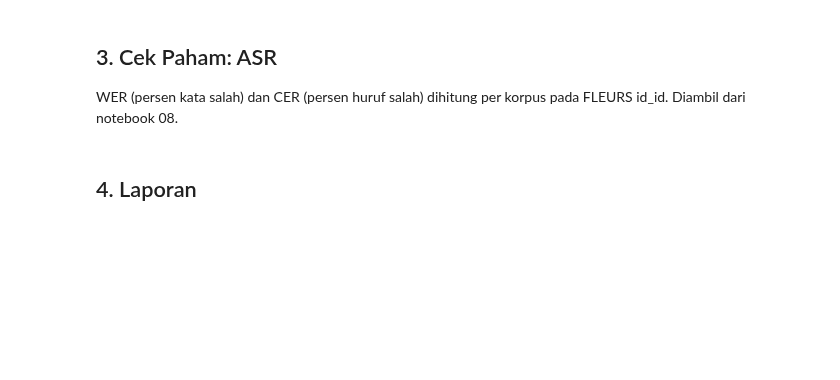
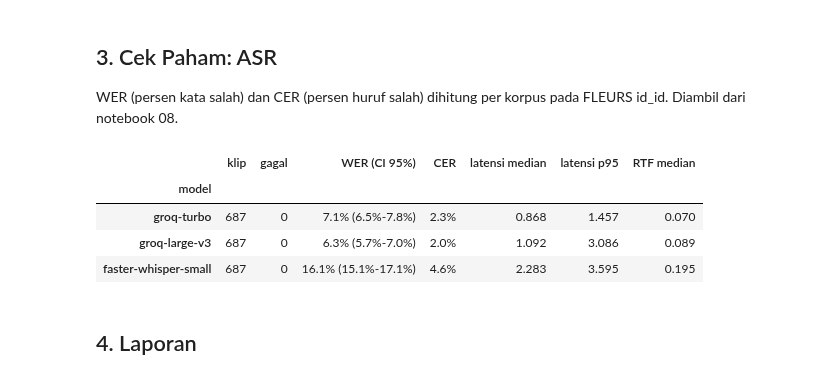
Before and after one commit to FadhRach/ThinkPath, a Jupyter notebook: ai_experiment/notebooks/12_laporan_metrik.ipynb, the cells around one changed output. Saved outputs shown, nothing was run; the diff lists cells and outputs as text; code cells hidden in the pictures; blank space fills up the shorter version.

```diff
--- a/ai_experiment/notebooks/12_laporan_metrik.ipynb
+++ b/ai_experiment/notebooks/12_laporan_metrik.ipynb
@@ -103,10 +142,16 @@ WER (persen kata salah) dan CER (persen huruf salah) dihitung per korpus pada FL
 # %%
 asr = pd.read_csv(RESULTS_DIR / "asr_fleurs" / "ringkasan_model.csv", index_col=0)
 asr_view = asr[["klip", "gagal", "WER", "WER bawah", "WER atas", "CER", "latensi median", "latensi p95", "RTF median"]].copy()
 asr_view["WER (CI 95%)"] = [f"{w:.1%} ({lo:.1%}-{hi:.1%})" for w, lo, hi in zip(asr.WER, asr["WER bawah"], asr["WER atas"])]
 asr_view["CER"] = asr.CER.map(lambda v: f"{v:.1%}")
-asr_view = asr_view[["klip", "gagal", "WER (CI 95%)", "CER", "latensi median", "latensi p95", "RTF median"]].round(3)
+asr_view = asr_view.astype({"klip": int, "gagal": int})[["klip", "gagal", "WER (CI 95%)", "CER", "latensi median", "latensi p95", "RTF median"]].round(3)
 asr_view
+# %% [output]
+|  | klip | gagal | WER (CI 95%) | CER | latensi median | latensi p95 | RTF median |
+| model |  |  |  |  |  |  |  |
+| groq-turbo | 687 | 0 | 7.1% (6.5%-7.8%) | 2.3% | 0.868 | 1.457 | 0.070 |
+| groq-large-v3 | 687 | 0 | 6.3% (5.7%-7.0%) | 2.0% | 1.092 | 3.086 | 0.089 |
+| faster-whisper-small | 687 | 0 | 16.1% (15.1%-17.1%) | 4.6% | 2.283 | 3.595 | 0.195 |
 # %% [markdown]
 ## 4. Laporan
 # %%
```
Also changed, not shown: parts of 4 cells of this notebook, 6 other files.
